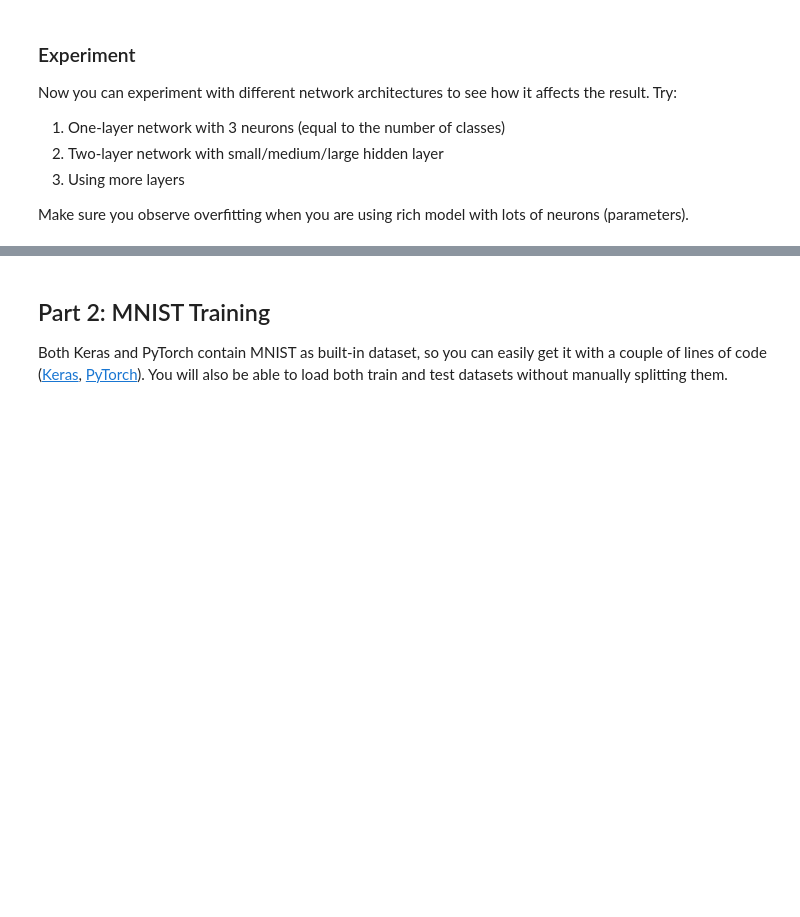
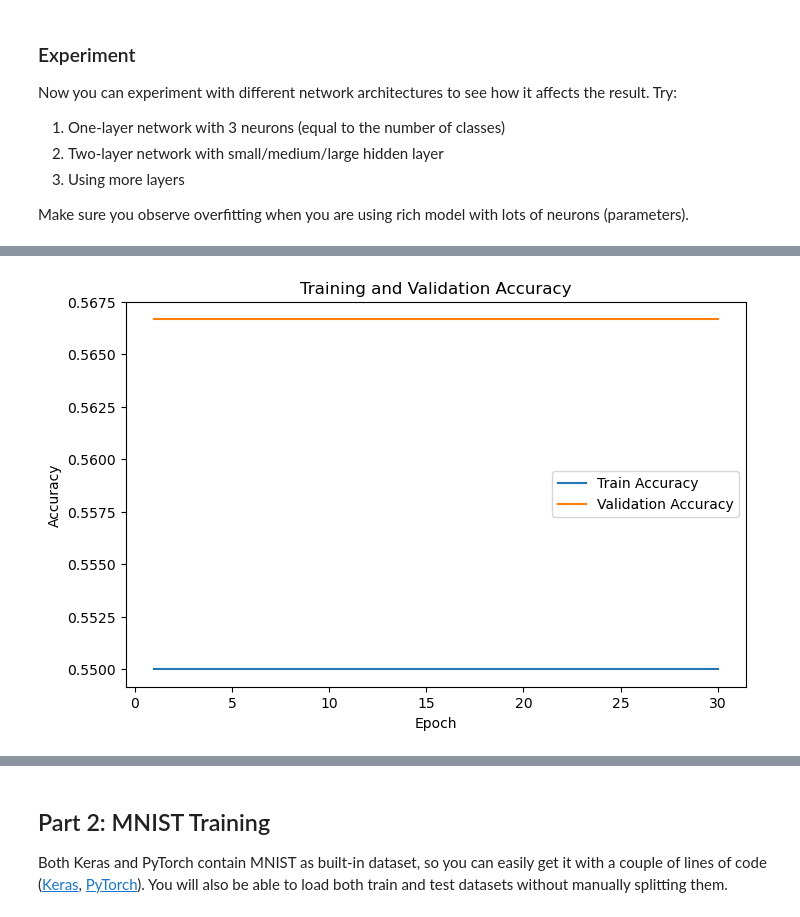
Before and after one commit to sunny-cq-wang/AI-For-Beginners, a Jupyter notebook: lessons/3-NeuralNetworks/05-Frameworks/lab/LabFrameworks.ipynb, the cells around one changed output, grey strips where cells are left out. Cells and saved outputs as stored; diff of their text form; code cells hidden in the pictures; blank space fills up the shorter version.

```diff
--- a/lessons/3-NeuralNetworks/05-Frameworks/lab/LabFrameworks.ipynb
+++ b/lessons/3-NeuralNetworks/05-Frameworks/lab/LabFrameworks.ipynb
@@ -95,0 +338,3 @@ Make sure you observe overfitting when you are using rich model with lots of neu
+# %%
+train_and_track(model2md, train_loader, test_loader, criterion, optimizer)
+# %% [output]
@@ -95,0 +358 @@ Make sure you observe overfitting when you are using rich model with lots of neu
+[figure, added]
```
Also changed, not shown: parts of 26 cells of this notebook.
